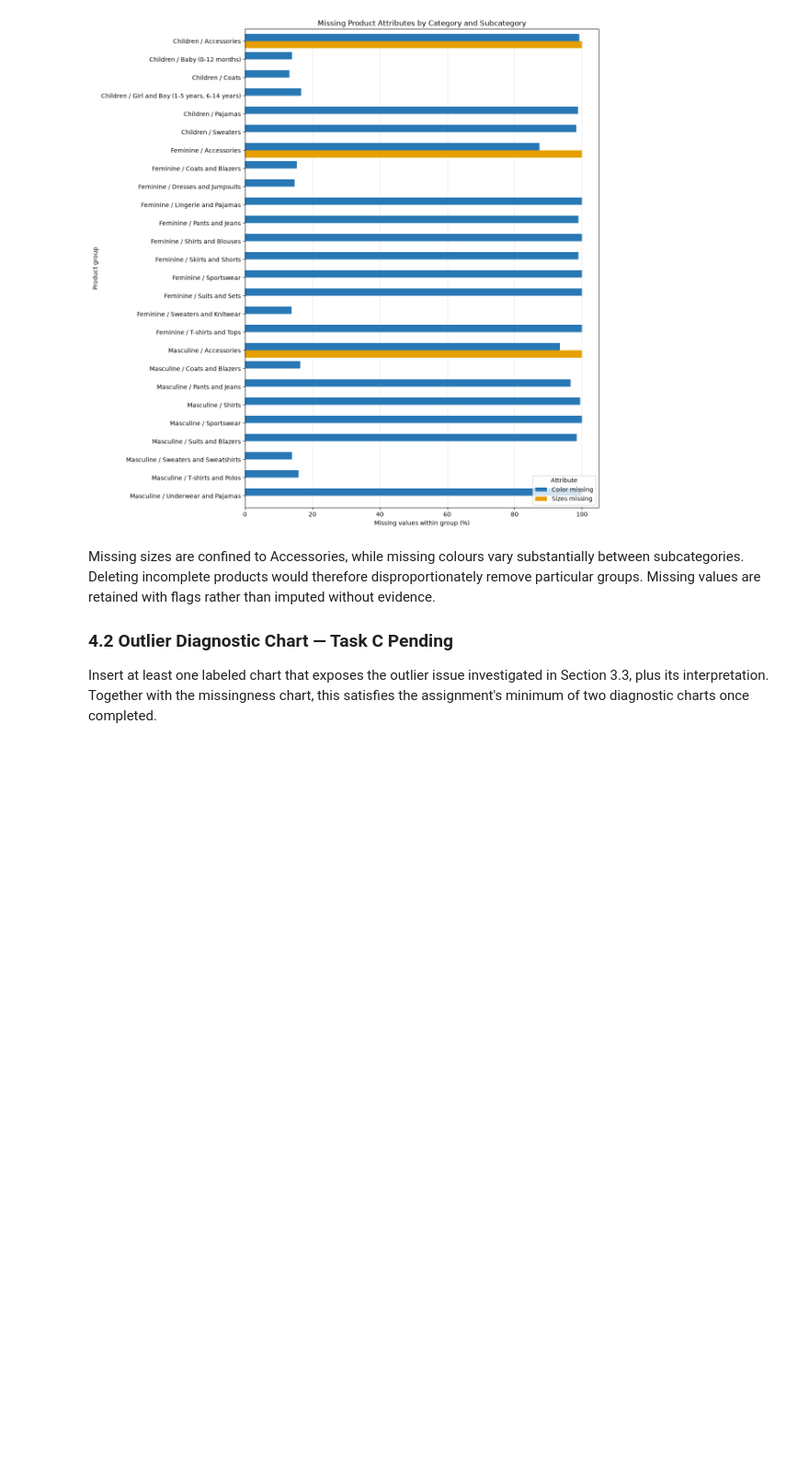
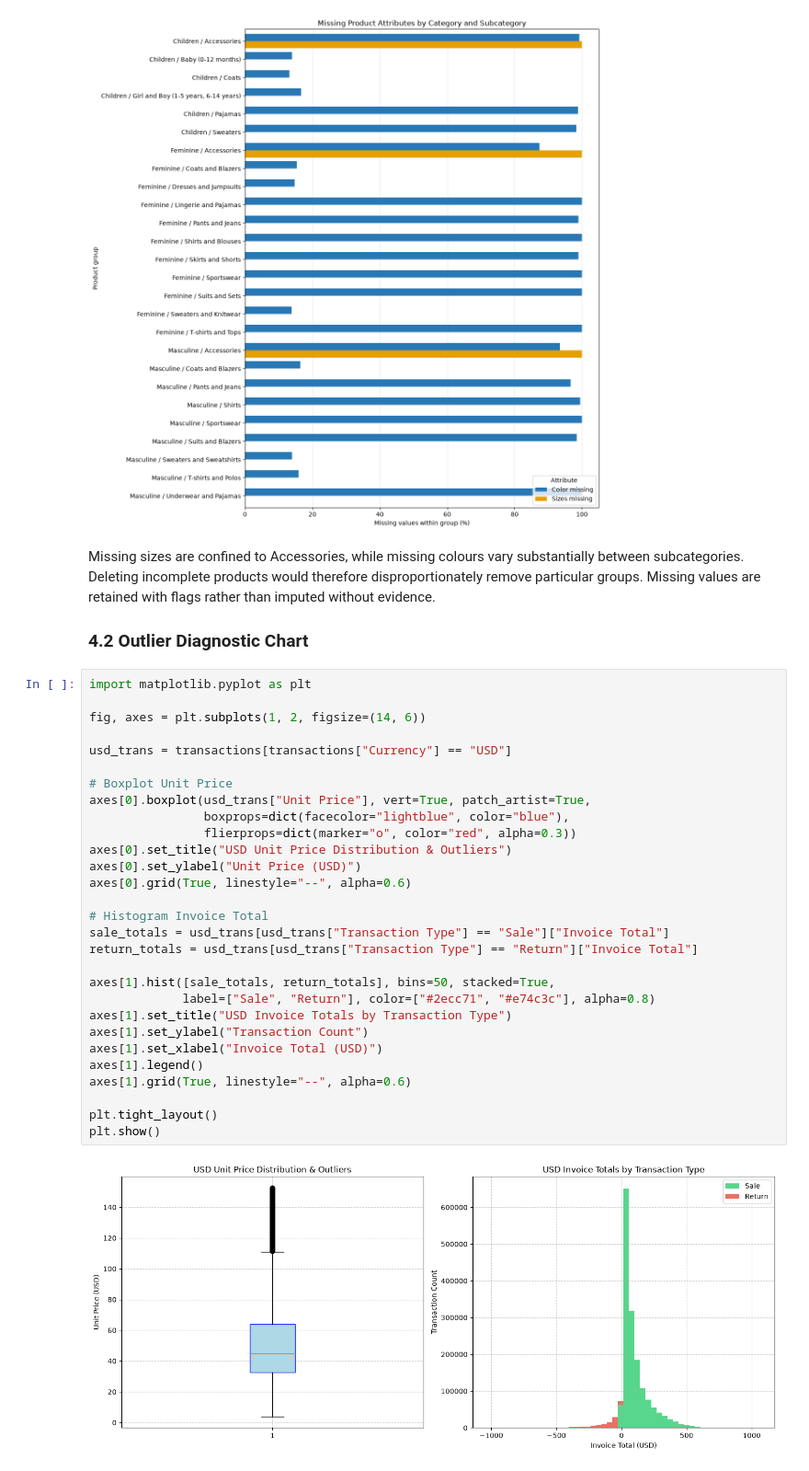
Before and after one commit to a209895-ukm/assignment-1-data-profiling, a Jupyter notebook: Assignment1_Data_Profiling_Report.ipynb, the cells around one changed output. Shown at 92% size. Saved outputs shown, nothing was run; the diff lists cells and outputs as text; blank space fills up the shorter version.

Commit message:
Complete Task C: Outliers and Diagnostic Charts

```diff
--- a/Assignment1_Data_Profiling_Report.ipynb
+++ b/Assignment1_Data_Profiling_Report.ipynb
@@ -834,6 +894,35 @@ plt.show()
 # %% [markdown]
 Missing sizes are confined to Accessories, while missing colours vary substantially between subcategories. Deleting incomplete products would therefore disproportionately remove particular groups. Missing values are retained with flags rather than imputed without evidence.
 
-### 4.2 Outlier Diagnostic Chart — Task C Pending
-
-Insert at least one labeled chart that exposes the outlier issue investigated in Section 3.3, plus its interpretation. Together with the missingness chart, this satisfies the assignment's minimum of two diagnostic charts once completed.
+### 4.2 Outlier Diagnostic Chart
+# %%
+import matplotlib.pyplot as plt
+
+fig, axes = plt.subplots(1, 2, figsize=(14, 6))
+
+usd_trans = transactions[transactions["Currency"] == "USD"]
+
+# Boxplot Unit Price
+axes[0].boxplot(usd_trans["Unit Price"], vert=True, patch_artist=True,
+                boxprops=dict(facecolor="lightblue", color="blue"),
+                flierprops=dict(marker="o", color="red", alpha=0.3))
+axes[0].set_title("USD Unit Price Distribution & Outliers")
+axes[0].set_ylabel("Unit Price (USD)")
+axes[0].grid(True, linestyle="--", alpha=0.6)
+
+# Histogram Invoice Total
+sale_totals = usd_trans[usd_trans["Transaction Type"] == "Sale"]["Invoice Total"]
+return_totals = usd_trans[usd_trans["Transaction Type"] == "Return"]["Invoice Total"]
+
+axes[1].hist([sale_totals, return_totals], bins=50, stacked=True,
+             label=["Sale", "Return"], color=["#2ecc71", "#e74c3c"], alpha=0.8)
+axes[1].set_title("USD Invoice Totals by Transaction Type")
+axes[1].set_ylabel("Transaction Count")
+axes[1].set_xlabel("Invoice Total (USD)")
+axes[1].legend()
+axes[1].grid(True, linestyle="--", alpha=0.6)
+
+plt.tight_layout()
+plt.show()
+# %% [output]
+[figure, added]
```
Also changed, not shown: parts of 5 cells of this notebook.
